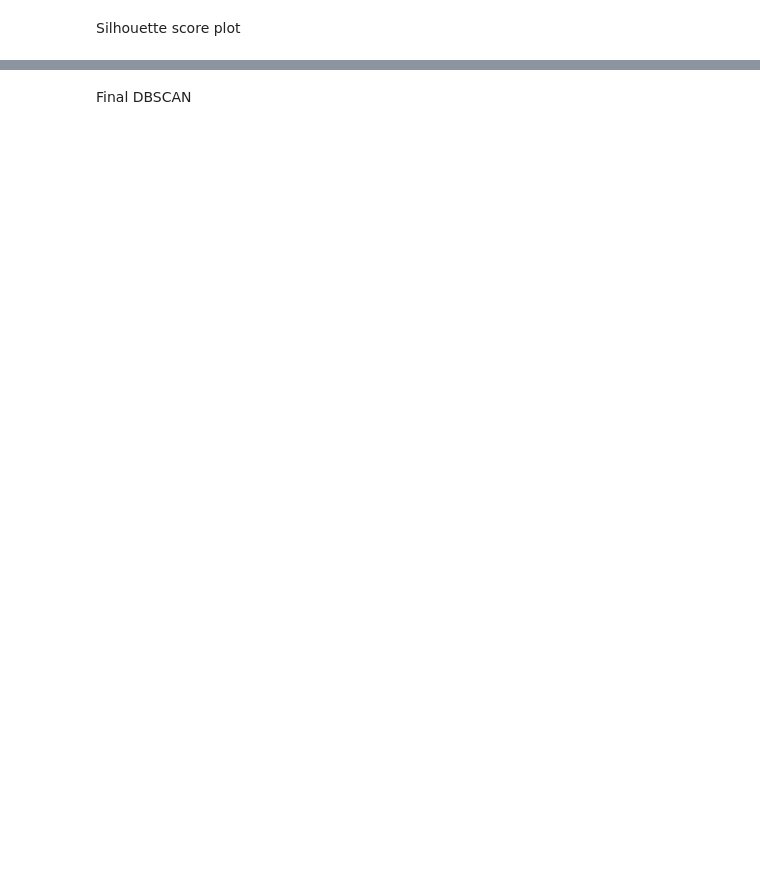
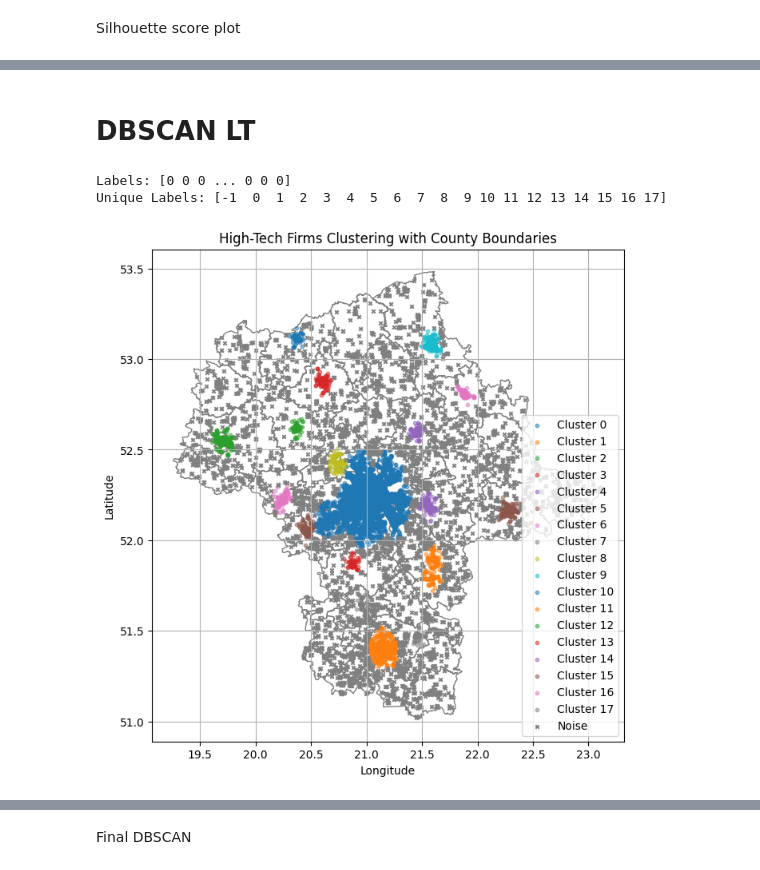
Before and after one commit to fszymanski13/master_thesis, a Jupyter notebook: notebooks/modelling.ipynb, the cells around one changed output, grey strips where cells are left out. Drawn from its saved outputs; the diff is of its cells as text; code cells hidden in the pictures; blank space fills up the shorter version.

```diff
--- a/notebooks/modelling.ipynb
+++ b/notebooks/modelling.ipynb
@@ -244,5 +334,3 @@ plt.show()
-# %%
-powiaty_maz.columns = ['Powiat', 'geometry']
 # %% [markdown]
 Silhouette score plot
 # %%
@@ -322,0 +912,52 @@ print(f"Best silhouette score: {best_silhouette_score}")
+# %% [markdown]
+# DBSCAN LT
+# %%
+from sklearn.cluster import DBSCAN
+
+gdf_LT= gdf[gdf['Group'] == 'LT']
+
+X = gdf_LT[['lon', 'lat']].values
+
+# DBSCAN parameters
+eps = 0.05  # Adjust according to your data
+min_samples = 100  # Adjust according to your data
+
+# DBSCAN clustering
+dbscan = DBSCAN(eps=eps, min_samples=min_samples)
+dbscan.fit(X)
+labels = dbscan.labels_
+unique_labels = np.unique(labels)
+
+print("Labels:", labels)
+print("Unique Labels:", unique_labels)
+
+# Plotting
+ax = powiaty_maz.plot(figsize=(12, 8), color='none', edgecolor='grey')
+
+# Plot clusters of high-tech firms
+for label in unique_labels:
+    if label == -1:
+        continue
+    cluster_points = X[labels == label]
+    plt.scatter(cluster_points[:, 0], cluster_points[:, 1], label=f'Cluster {label}', s=10, alpha=0.5)
+
+# Plot noise points separately
+noise_points = X[labels == -1]
+plt.scatter(noise_points[:, 0], noise_points[:, 1], label='Noise', color='gray', marker='x', s=10)
+
+
+plt.xlabel('Longitude')
+plt.ylabel('Latitude')
+plt.title('High-Tech Firms Clustering with County Boundaries')
+plt.grid(True)
+
+# Add legend for points only
+plt.legend()
+
+plt.show()
+
+gdf_LT['clusters'] = labels
+# %% [output]
+Labels: [0 0 0 ... 0 0 0]
+Unique Labels: [-1  0  1  2  3  4  5  6  7  8  9 10 11 12 13 14 15 16 17]
+[figure, added]
```
Also changed, not shown: parts of 84 cells of this notebook, 3 other files.
